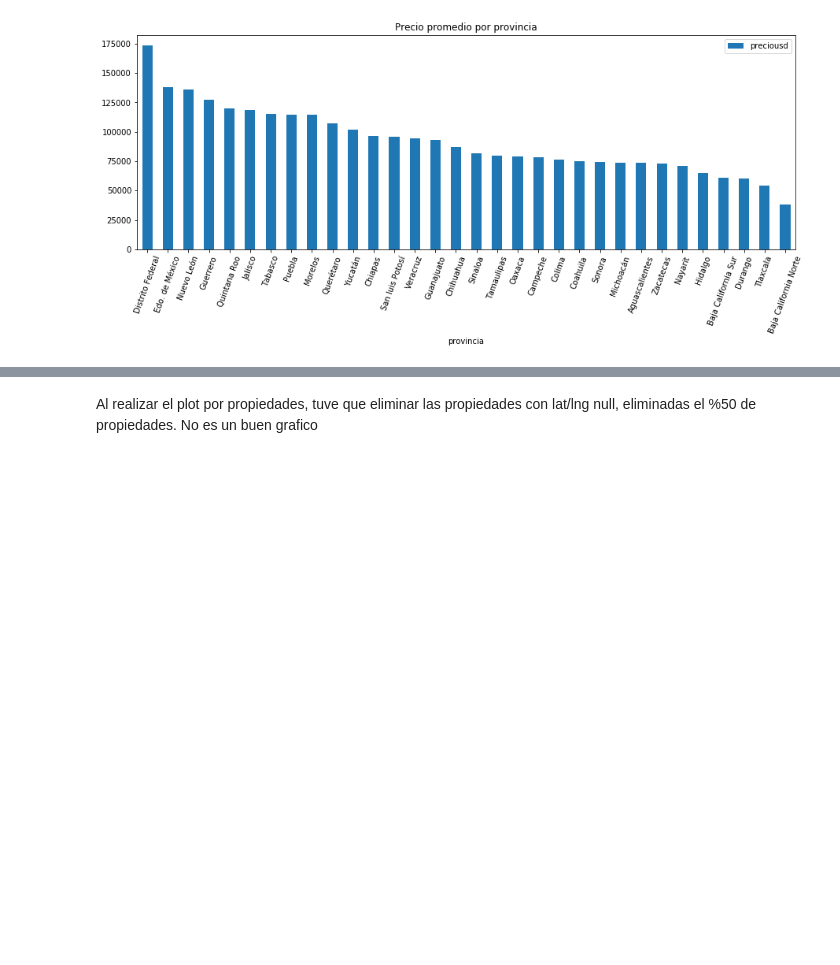
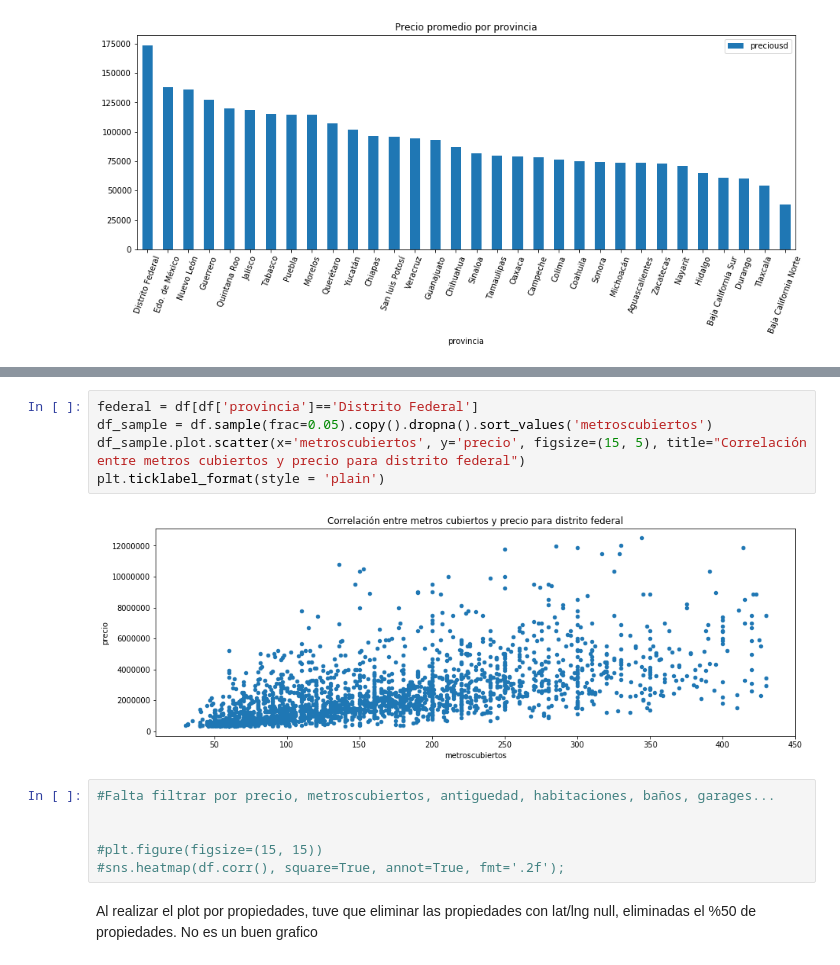
Before and after one commit to petermacgaul/orgaDatos-1, a Jupyter notebook: TP1/TP1.ipynb, the cells around one changed output, grey strips where cells are left out. Saved outputs shown, nothing was run; the diff lists cells and outputs as text; blank space fills up the shorter version.

```diff
--- a/TP1/TP1.ipynb
+++ b/TP1/TP1.ipynb
@@ -127,3 +121,16 @@ df.describe()
+# %%
+federal = df[df['provincia']=='Distrito Federal']
+df_sample = df.sample(frac=0.05).copy().dropna().sort_values('metroscubiertos')
+df_sample.plot.scatter(x='metroscubiertos', y='precio', figsize=(15, 5), title="Correlación entre metros cubiertos y precio para distrito federal")
+plt.ticklabel_format(style = 'plain')
+# %% [output]
+[figure, added]
+# %%
+#Falta filtrar por precio, metroscubiertos, antiguedad, habitaciones, baños, garages...
+
+
+#plt.figure(figsize=(15, 15))
+#sns.heatmap(df.corr(), square=True, annot=True, fmt='.2f');
 # %% [markdown]
 Al realizar el plot por propiedades, tuve que eliminar las propiedades con lat/lng null, eliminadas el %50 de propiedades. No es un buen grafico
 # %%
```
Also changed, not shown: parts of 9 cells of this notebook.
